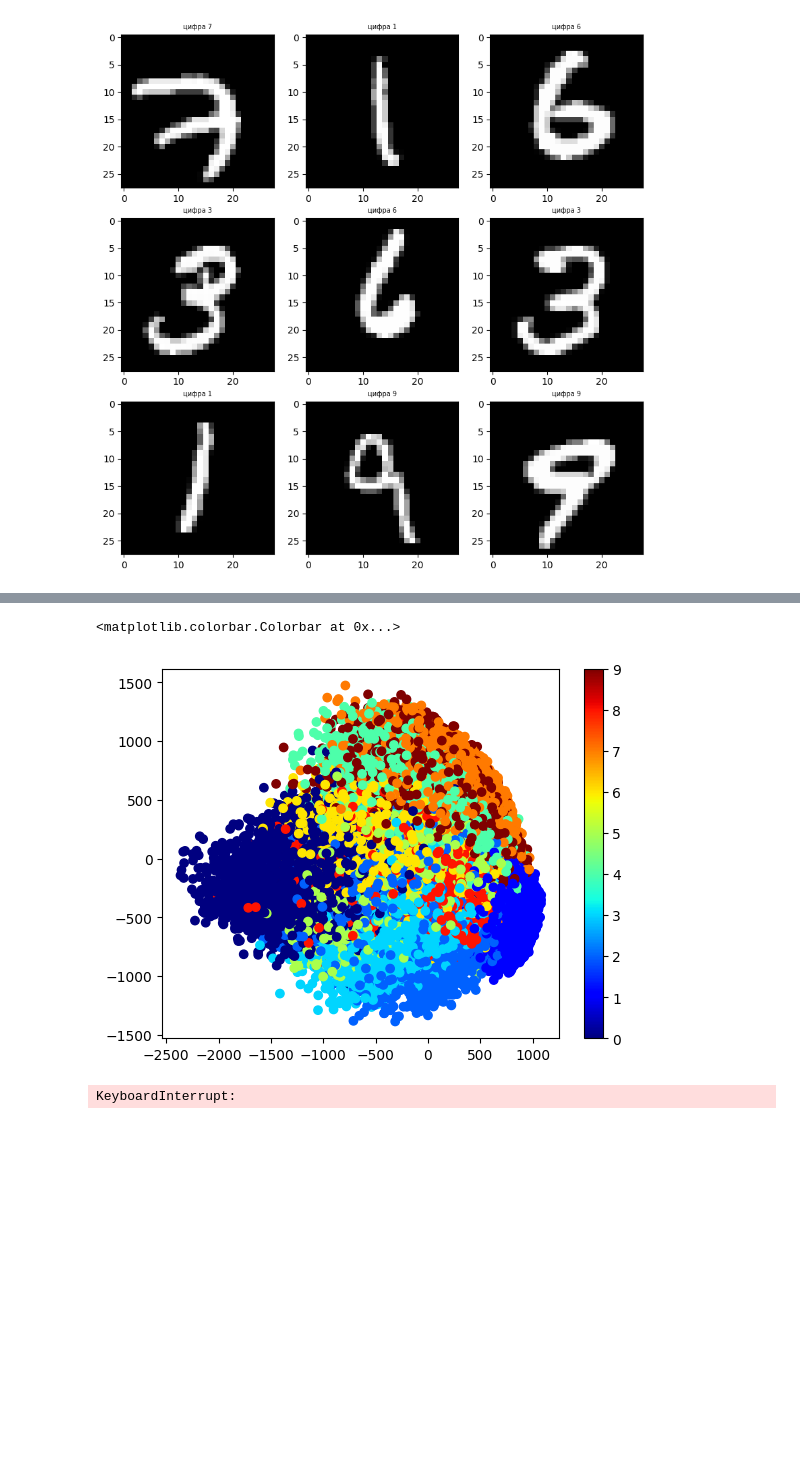
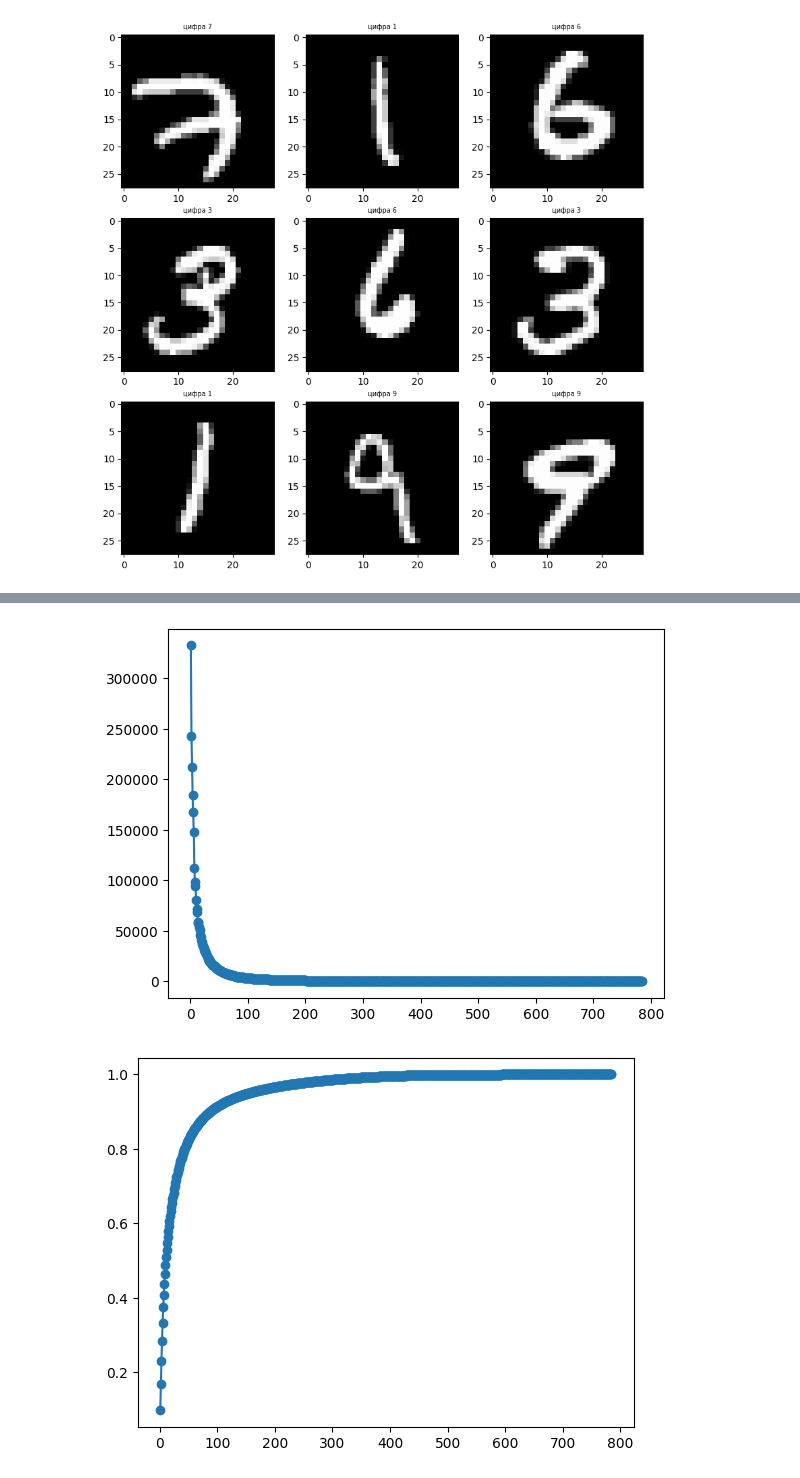
Before and after one commit to yaedavid/Spring2023Python, a Jupyter notebook: homework06/6.2 - Метод главных компонент (PCA)/6.2 Аветисян Давид Артурович НПМбд-02-20.ipynb, the cells around one changed output, grey strips where cells are left out. Drawn from its saved outputs; the diff is of its cells as text; code cells hidden in the pictures; blank space fills up the shorter version.

```diff
--- a/homework06/6.2 - Метод главных компонент (PCA)/6.2 Аветисян Давид Артурович НПМбд-02-20.ipynb
+++ b/homework06/6.2 - Метод главных компонент (PCA)/6.2 Аветисян Давид Артурович НПМбд-02-20.ipynb
@@ -7,5 +7,7 @@ import numpy as np
 # %%
 train, validation, test = load_mnist()
+X_train, y_train = train
+X_test, y_test = test
 # %% [output]
 Extracting MNIST-data\train-images-idx3-ubyte.gz
 Extracting MNIST-data\train-labels-idx1-ubyte.gz
@@ -66,7 +31,0 @@ plt.plot(np.cumsum(w) / np.sum(w))
-# %%
-Y = start.fit_transform(train[0].reshape(-1,784))
-plt.scatter(Y[:, 0], Y[:, 1], c = train[1], cmap='jet')
-plt.colorbar()
-# %% [output]
-<matplotlib.colorbar.Colorbar at 0x...>
-[figure, removed]
@@ -100,26 +32,45 @@ class kNN():
-# %%
-#Без изменения через PCA
-
-X_train, X_test, y_train, y_test = train_test_split(train[0].reshape(-1,784), train[1], test_size = 1500, random_state=42)
-test_k_1 = kNN(1)
-test_k_1.fit(X_train, y_train)
-y_out_k_1 = test_k_1.predict(X_test)
-print("Точность при k = 1:", accuracy_score(y_test, y_out_k_1) * 100)
-test_k_5 = kNN(5)
-test_k_5.fit(X_train, y_train)
-y_out_k_5 = test_k_5.predict(X_test)
-print("Точность при k = 5:", accuracy_score(y_test, y_out_k_5) * 100)
-test_k_10 = kNN(10)
-test_k_10.fit(X_train, y_train)
-y_out_k_10 = test_k_10.predict(X_test)
-print("Точность при k = 10:", accuracy_score(y_test, y_out_k_10) * 100)
-test_k_20 = kNN(120)
-test_k_20.fit(X_train, y_train)
-y_out_k_20 = test_k_20.predict(X_test)
-print("Точность при k = 20:", accuracy_score(y_test, y_out_k_20) * 100)
-test_k_30 = kNN(30)
-test_k_30.fit(X_train, y_train)
-y_out_k_30 = test_k_30.predict(X_test)
-print("Точность при k = 30:", accuracy_score(y_test, y_out_k_30) * 100)
-# %% [output]
-KeyboardInterrupt:
+# %%
+class my_PCA():
+    def __init__(self, n_components = None):
+        self.n_components = n_components
+        self.mean = None
+        self.eigenvectors = None
+        self.eigenvalues = None
+
+    def fit(self, X):
+        self.mean = np.mean(X, axis=0)
+        centered_X = X - self.mean
+        cov_matrix = np.cov(centered_X, rowvar = False)
+        self.eigenvalues, self.eigenvectors = np.linalg.eig(cov_matrix)
+
+        idx = np.argsort(self.eigenvalues)[::-1]
+        self.eigenvalues = self.eigenvalues[idx]
+        self.eigenvectors = self.eigenvectors[:, idx]
+
+    def transform(self, X):
+        centered_X = X - self.mean
+        if self.n_components is not None:
+            reduced_eigenvectors = self.eigenvectors[:, :self.n_components]
+            return np.dot(centered_X, reduced_eigenvectors)
+        else:
+            return np.dot(centered_X, self.eigenvectors)
+
+    def fit_transform(self, X):
+        self.fit(X)
+        return self.transform(X)
+# %%
+X_train = X_train.reshape(X_train.shape[0], -1)
+X_test = X_test.reshape(X_test.shape[0], -1)
+
+pca = my_PCA(n_components=2)
+X_train_pca = pca.fit_transform(X_train)
+
+plt.plot(np.arange(1, 785), pca.eigenvalues, marker = 'o', linestyle = '-')
+plt.show()
+
+cumulative_sum = np.cumsum(pca.eigenvalues) / np.sum(pca.eigenvalues)
+plt.plot(np.arange(1, 785), cumulative_sum, marker = 'o', linestyle = '-')
+plt.show()
+# %% [output]
+[figure, added]
+[figure, added]
```
Also changed, not shown: parts of 8 cells of this notebook.
